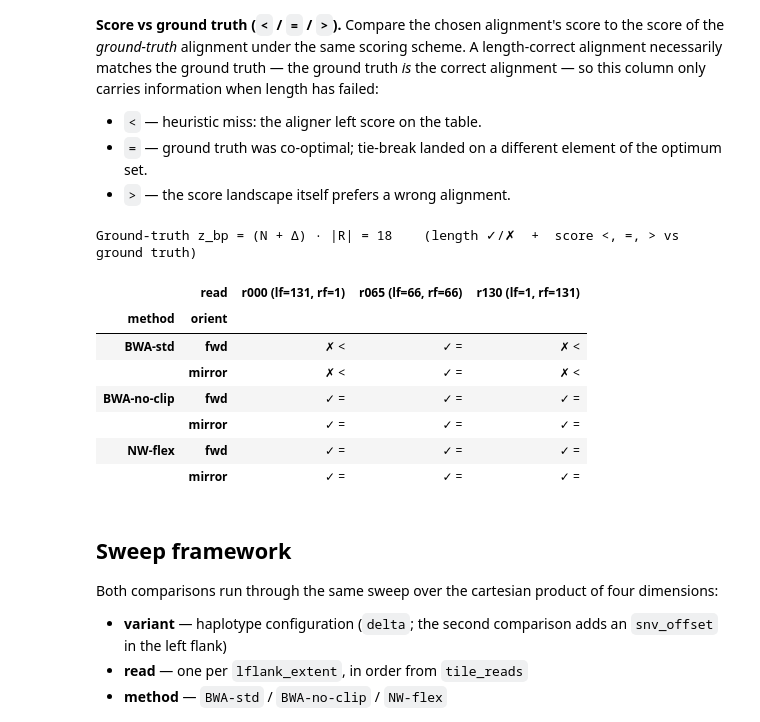
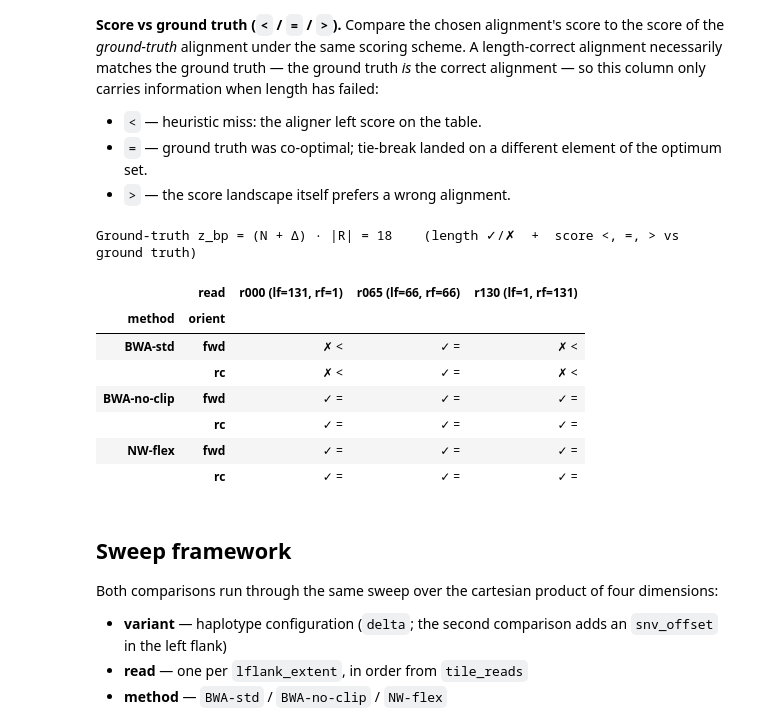
Before and after one commit to nwflex/nwflex, a Jupyter notebook: notebooks/07_NWflex_BWA_Comparison.ipynb, the cells around one changed output. Drawn from its saved outputs; the diff is of its cells as text; code cells hidden in the pictures.

```diff
--- a/notebooks/07_NWflex_BWA_Comparison.ipynb
+++ b/notebooks/07_NWflex_BWA_Comparison.ipynb
@@ -386,7 +389,7 @@ for k, ix in enumerate(illustrative_idx):
         table_rows.append({
             "read": ix,
             "lflank": r_fwd.lflank_extent, "rflank": r_fwd.rflank_extent,
-            "mode": mode, "orient": "mirror",
+            "mode": mode, "orient": "rc",
             "cigar": rc_cigar_to_forward(h_rc.pos, h_rc.cigar, ref_length),
             "SW score": int(h_rc.score),
             "NW score": _nw(r_rc, rc_locus_X, h_rc),
@@ -466,7 +469,7 @@ for k, ix in enumerate(illustrative_idx):
     table_rows.append({
         "read": ix,
         "lflank": r_fwd.lflank_extent, "rflank": r_fwd.rflank_extent,
-        "orient": "mirror",
+        "orient": "rc",
         "cigar": rc_cigar_to_forward(rc_hit.pos, rc_hit.cigar,
                                      nwflex_ref_length),
         "NW score": int(rc_hit.score),
@@ -529,47 +532,47 @@ read_labels = [f"r{ix:03d} (lf={r.lflank_extent}, rf={r.rflank_extent})"
 # Order matters: it becomes the row order in the final table.
 lanes = [
     dict(method="BWA-std",     orient="fwd",    reads=illustrative_reads,        ref=locus.X,        zone=(locus.s, locus.e),                hits=res_std,       convention="bwa",    truth=truth_bwa),
-    dict(method="BWA-std",     orient="mirror", reads=illustrative_mirror_reads, ref=rc_locus_X,     zone=rc_zone,                           hits=res_std_rc,    convention="bwa",    truth=truth_bwa),
+    dict(method="BWA-std",     orient="rc"   , reads=illustrative_mirror_reads, ref=rc_locus_X,     zone=rc_zone,                           hits=res_std_rc,    convention="bwa",    truth=truth_bwa),
     dict(method="BWA-no-clip", orient="fwd",    reads=illustrative_reads,        ref=locus.X,        zone=(locus.s, locus.e),                hits=res_noclip,    convention="bwa",    truth=truth_bwa),
-    dict(method="BWA-no-clip", orient="mirror", reads=illustrative_mirror_reads, ref=rc_locus_X,     zone=rc_zone,                           hits=res_nc_rc,     convention="bwa",    truth=truth_bwa),
+    dict(method="BWA-no-clip", orient="rc"   , reads=illustrative_mirror_reads, ref=rc_locus_X,     zone=rc_zone,                           hits=res_nc_rc,     convention="bwa",    truth=truth_bwa),
     dict(method="NW-flex", orient="fwd",    reads=illustrative_reads,        ref=nwflex_locus.X, zone=(nwflex_locus.s, nwflex_locus.e),  hits=res_nwflex,    convention="nwflex", truth=truth_nwf),
-    dict(method="NW-flex", orient="mirror", reads=illustrative_mirror_reads, ref=rc_nwflex_X,    zone=rc_nwflex_zone,                    hits=res_nwflex_rc, convention="nwflex", truth=truth_nwf),
+    dict(method="NW-flex", orient="rc"   , reads=illustrative_mirror_reads, ref=rc_nwflex_X,    zone=rc_nwflex_zone,                    hits=res_nwflex_rc, convention="nwflex", truth=truth_nwf),
 ]
 
 # Build tidy (long-format) records, then pivot to wide.
 records = [
     {"method": lane["method"], "orient": lane["orient"],
      "read": read_labels[k],
      "verdict": classify(lane["reads"][k], lane["ref"], lane["zone"],
                          lane["hits"][k], lane["truth"][k],
                          convention=lane["convention"])}
     for lane in lanes
     for k in range(len(illustrative_idx))
 ]
 
 row_index = pd.MultiIndex.from_tuples(
     [(lane["method"], lane["orient"]) for lane in lanes],
     names=["method", "orient"],
 )
 verdict_df = (
     pd.DataFrame(records)
       .pivot(index=["method", "orient"], columns="read", values="verdict")
       .reindex(index=row_index, columns=read_labels)
 )
 
 print(f"Ground-truth z_bp = (N + Δ) · |R| = {truth_z_bp}    "
       "(length ✓/✗  +  score <, =, > vs ground truth)")
 verdict_df
 # %% [output]
 Ground-truth z_bp = (N + Δ) · |R| = 18    (length ✓/✗  +  score <, =, > vs ground truth)
 |  | read | r000 (lf=131, rf=1) | r065 (lf=66, rf=66) | r130 (lf=1, rf=131) |
 | method | orient |  |  |  |
 | BWA-std | fwd | ✗ < | ✓ = | ✗ < |
-|  | mirror | ✗ < | ✓ = | ✗ < |
+|  | rc | ✗ < | ✓ = | ✗ < |
 | BWA-no-clip | fwd | ✓ = | ✓ = | ✓ = |
-|  | mirror | ✓ = | ✓ = | ✓ = |
+|  | rc | ✓ = | ✓ = | ✓ = |
 | NW-flex | fwd | ✓ = | ✓ = | ✓ = |
-|  | mirror | ✓ = | ✓ = | ✓ = |
+|  | rc | ✓ = | ✓ = | ✓ = |
 # %% [markdown]
 ## Sweep framework
 
```
Also changed, not shown: parts of 11 cells of this notebook, 16 other files.
